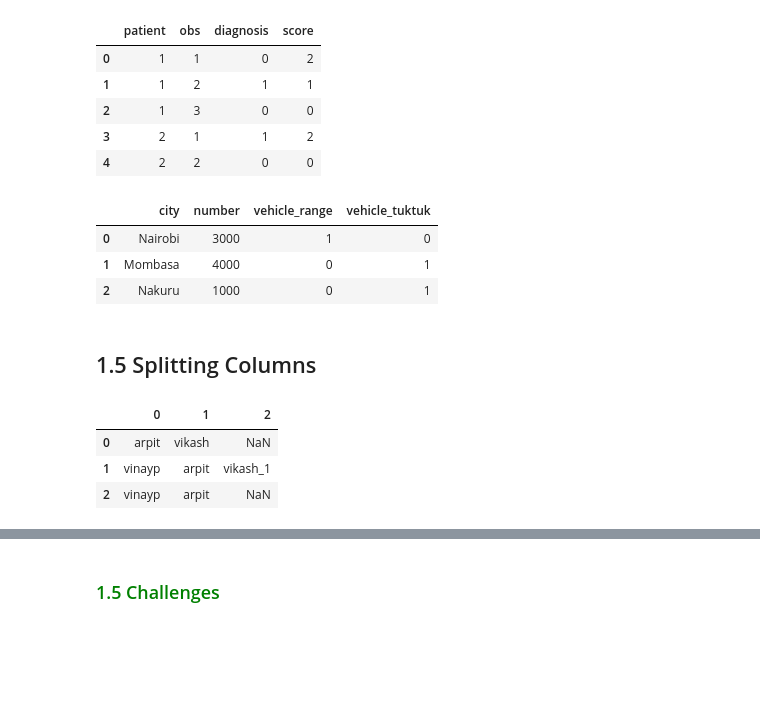
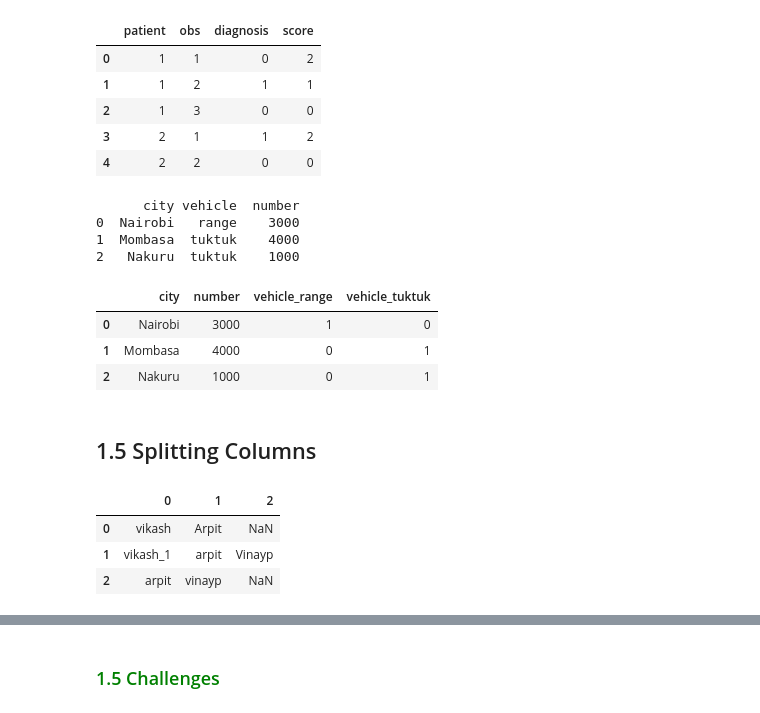
Before and after one commit to sgich/DSPrep7Week3, a Jupyter notebook: Copy_of_Pandas_Basics.ipynb, the cells around one changed output, grey strips where cells are left out. Saved outputs shown, nothing was run; the diff lists cells and outputs as text; code cells hidden in the pictures; blank space fills up the shorter version.

```diff
--- a/Copy_of_Pandas_Basics.ipynb
+++ b/Copy_of_Pandas_Basics.ipynb
@@ -963,7 +963,7 @@ df
 list1 = [["Nairobi", "range", 3000], ["Mombasa", "tuktuk", 4000], ["Nakuru", "tuktuk", 1000]]
 
 df = pd.DataFrame(list1, columns = ['city','vehicle','number'])
-df
+print(df)
 
 categorical_variables = ['vehicle']
 
@@ -973,6 +973,10 @@ for variable in categorical_variables:
     df.drop([variable], axis=1, inplace=True)
 df
 # %% [output]
+      city vehicle  number
+0  Nairobi   range    3000
+1  Mombasa  tuktuk    4000
+2   Nakuru  tuktuk    1000
 |  | city | number | vehicle_range | vehicle_tuktuk |
 | 0 | Nairobi | 3000 | 1 | 0 |
 | 1 | Mombasa | 4000 | 0 | 1 |
@@ -982,20 +986,22 @@ df
 # %%
 # Example 1
 # Splitting a column using a delimiter
 #
-data = [{'test': 'vikash|Arpit', 'val': 6},
-        {'test': 'vikash_1|arpit|Vinayp', 'val': 3},
-        {'test': 'arpit|vinayp', 'val': 2}]
+data = [{'test': 'vikash,Arpit', 'val': 6},
+        {'test': 'vikash_1,arpit,Vinayp', 'val': 3},
+        {'test': 'arpit,vinayp', 'val': 2}]
 df = pd.DataFrame.from_dict(data, orient='columns')
 df
 
 # Uncomment after running previous lines
-df['test'].apply(lambda x: pd.Series([i for i in reversed(x.lower().split('|'))]))
+#df['test'].apply(lambda x: pd.Series([i for i in reversed(x.lower().split(','))]))
+df = df['test'].apply(lambda y: pd.Series(y.split(',')))
+df
 # %% [output]
 |  | 0 | 1 | 2 |
-| 0 | arpit | vikash | NaN |
-| 1 | vinayp | arpit | vikash_1 |
-| 2 | vinayp | arpit | NaN |
+| 0 | vikash | Arpit | NaN |
+| 1 | vikash_1 | arpit | Vinayp |
+| 2 | arpit | vinayp | NaN |
 # %%
 # Example 2
 # Splitting a column using delimiter and one hot encode the values
```
Also changed, not shown: parts of 4 cells of this notebook.
